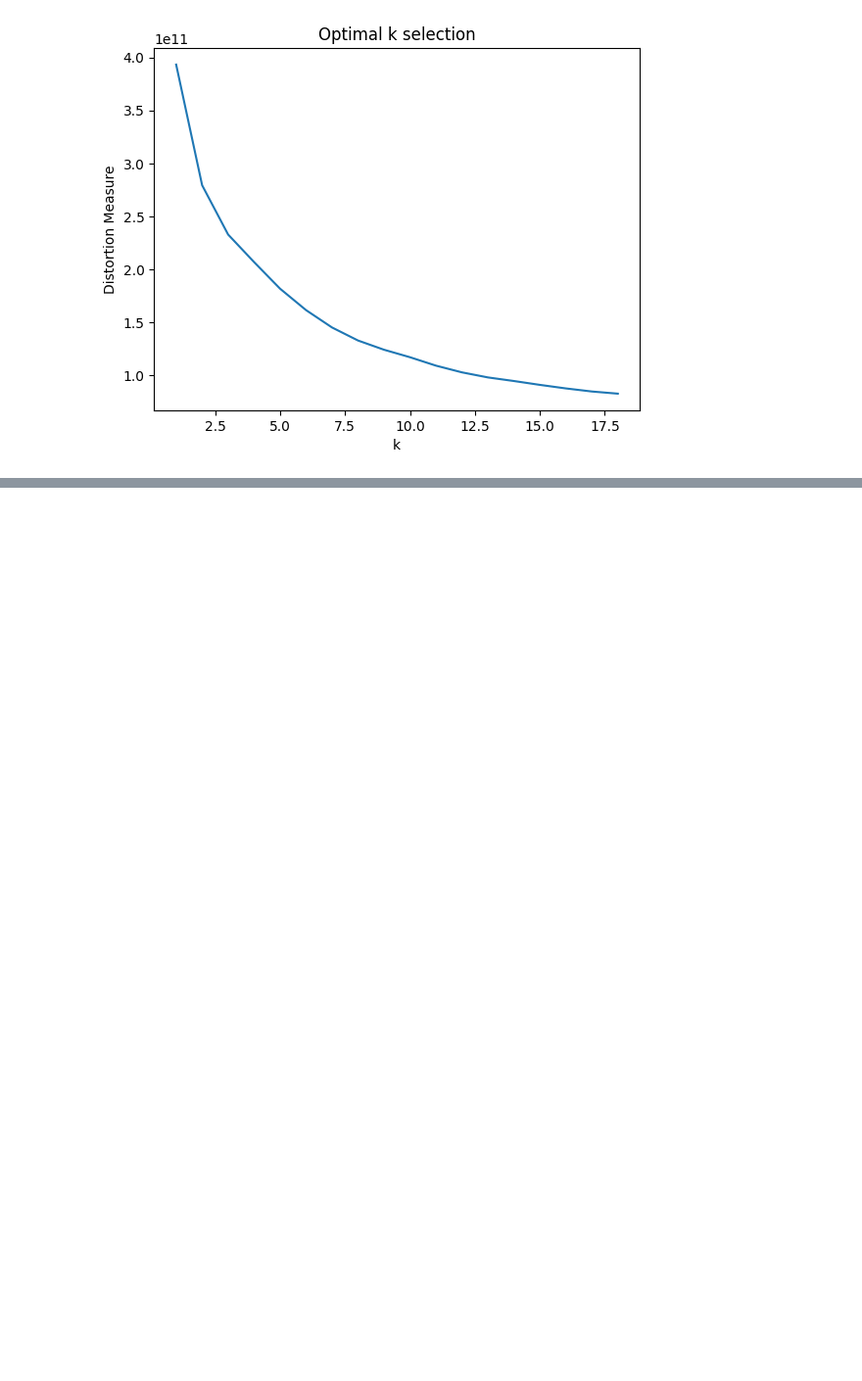
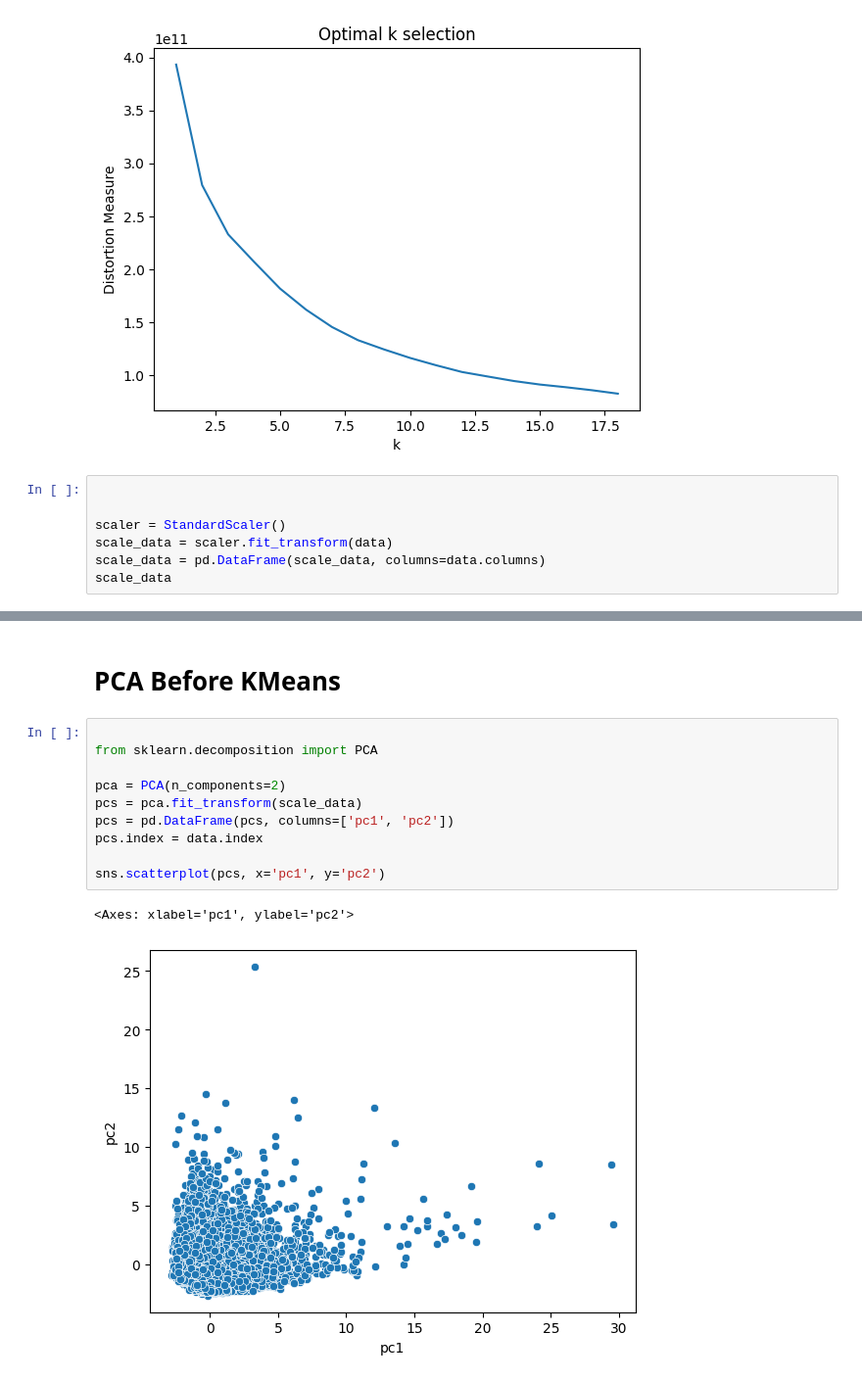
Before and after one commit to mtang24/card_clusters, a Jupyter notebook: Code_groupXXX.ipynb, the cells around one changed output, grey strips where cells are left out. Shown: that part at 98% size. Cells and saved outputs as stored; diff of their text form; blank space fills up the shorter version.

```diff
--- a/Code_groupXXX.ipynb
+++ b/Code_groupXXX.ipynb
@@ -155,3 +160,10 @@ plt.title('Optimal k selection')
 plt.show()
 # %% [output]
 [figure]
+# %%
+
+
+scaler = StandardScaler()
+scale_data = scaler.fit_transform(data)
+scale_data = pd.DataFrame(scale_data, columns=data.columns)
+scale_data
@@ -157,0 +184,15 @@ plt.show()
+# %% [markdown]
+# PCA Before KMeans
+# %%
+
+from sklearn.decomposition import PCA
+
+pca = PCA(n_components=2)
+pcs = pca.fit_transform(scale_data)
+pcs = pd.DataFrame(pcs, columns=['pc1', 'pc2'])
+pcs.index = data.index
+
+sns.scatterplot(pcs, x='pc1', y='pc2')
+# %% [output]
+<Axes: xlabel='pc1', ylabel='pc2'>
+[figure, added]
```
Also changed, not shown: parts of 6 cells of this notebook.
